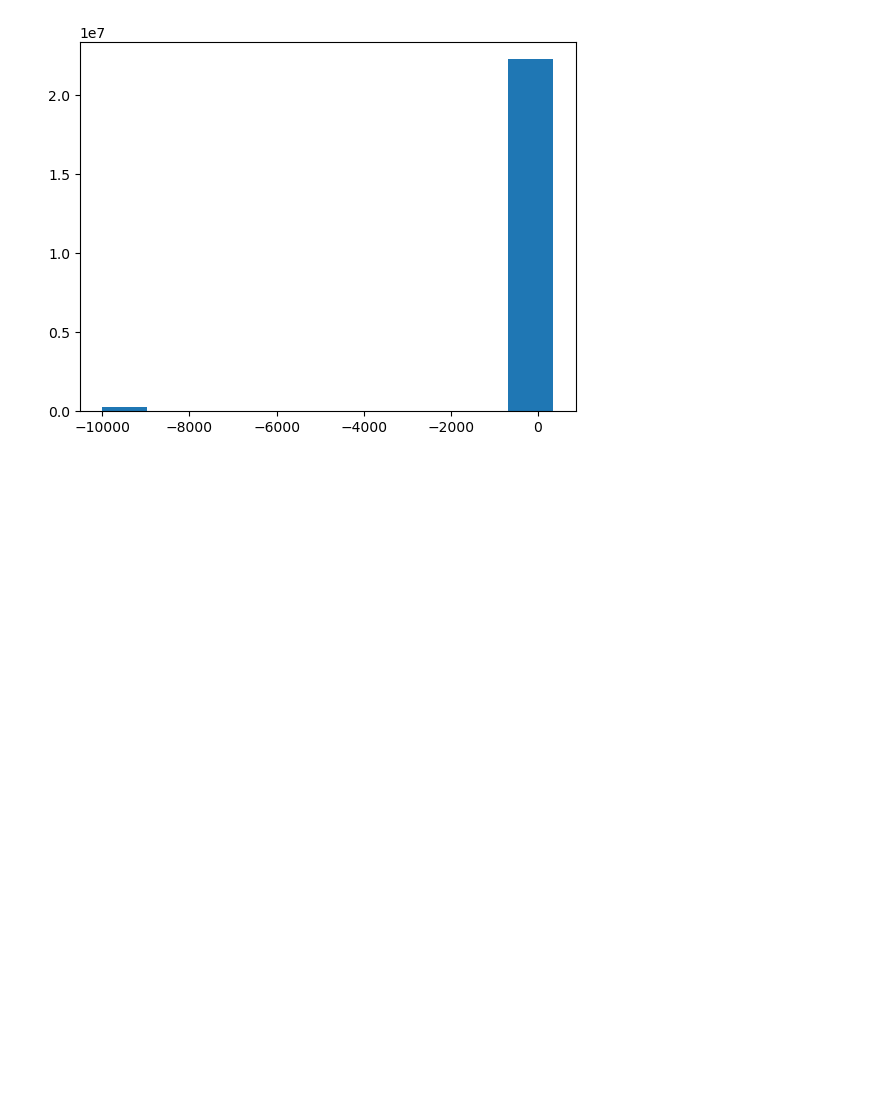
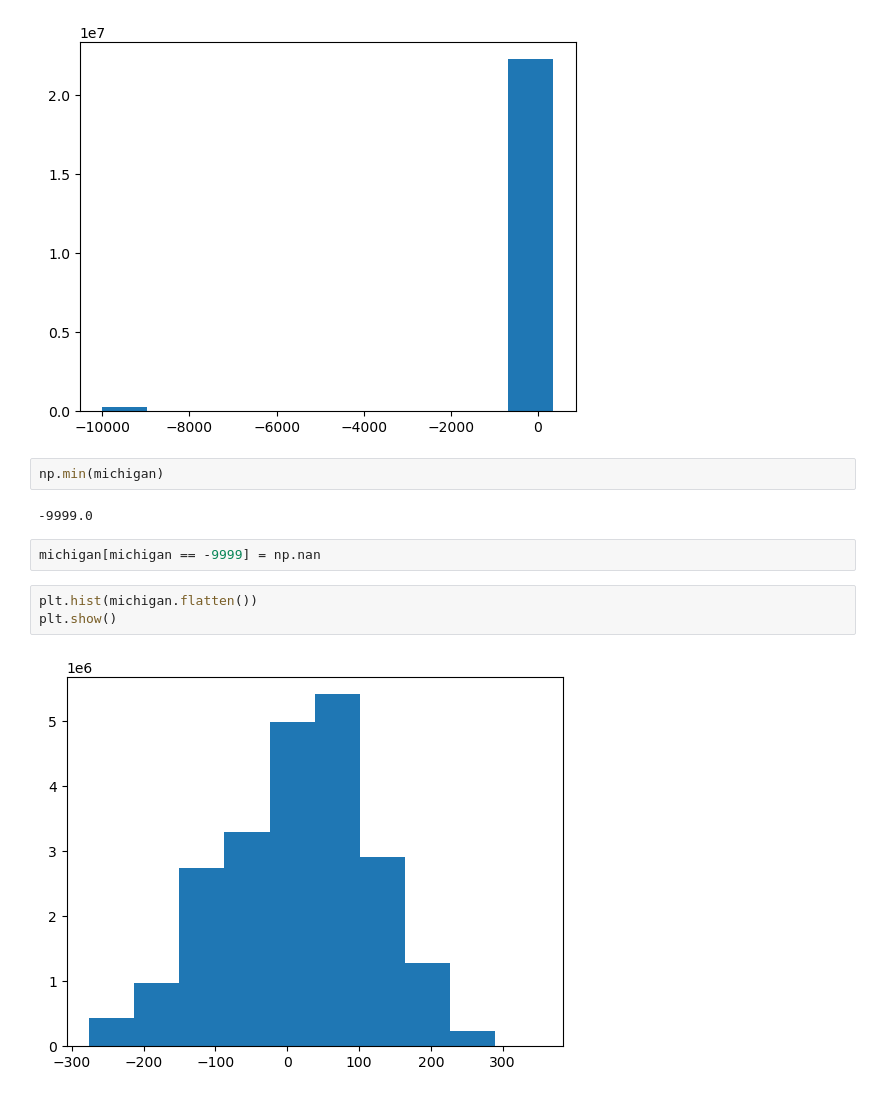
Before and after one commit to UIUC-iSchool-DataViz/is445_bcubcg_fall2025, a Jupyter notebook: week05/inClass_week05.ipynb, the cells around one changed output. Saved outputs shown, nothing was run; the diff lists cells and outputs as text; blank space fills up the shorter version.

```diff
--- a/week05/inClass_week05.ipynb
+++ b/week05/inClass_week05.ipynb
@@ -188,3 +188,14 @@ plt.hist(michigan.flatten())
 plt.show()
 # %% [output]
 [figure]
+# %%
+np.min(michigan)
+# %% [output]
+-9999.0
+# %%
+michigan[michigan == -9999] = np.nan
+# %%
+plt.hist(michigan.flatten())
+plt.show()
+# %% [output]
+[figure, added]
```
